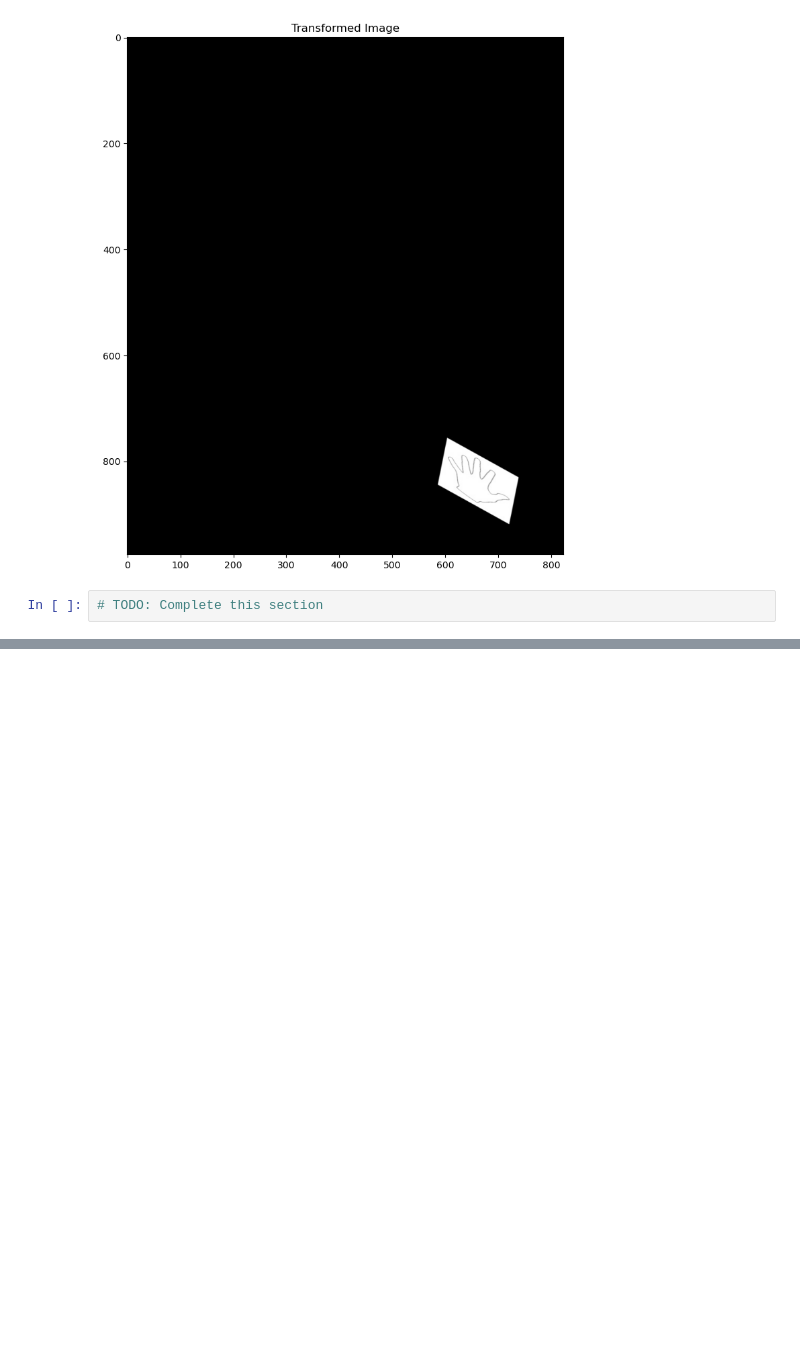
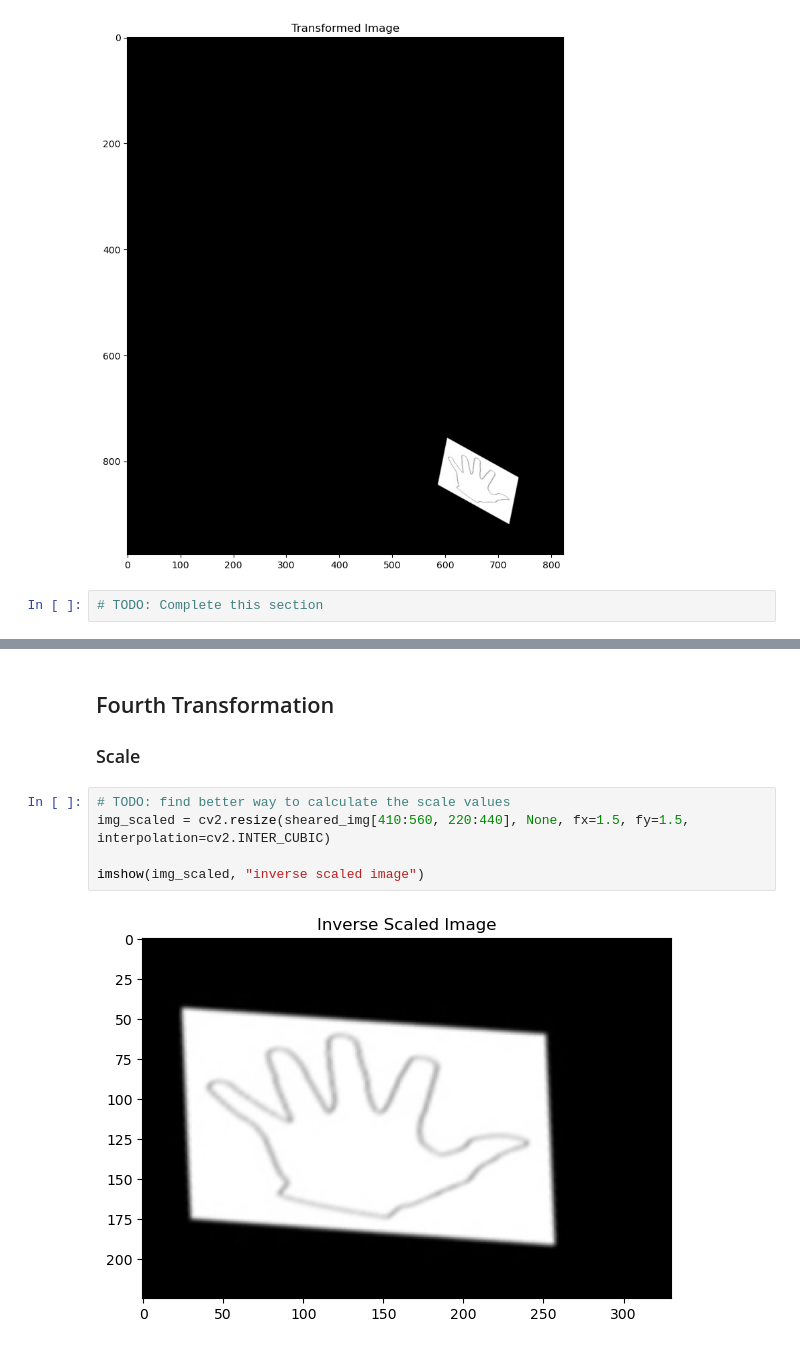
Before and after one commit to aradmehralian/Multi-Media-Projects, a Jupyter notebook: Project2/Q1.ipynb, the cells around one changed output, grey strips where cells are left out. Cells and saved outputs as stored; diff of their text form; blank space fills up the shorter version.

```diff
--- a/Project2/Q1.ipynb
+++ b/Project2/Q1.ipynb
@@ -20,0 +100,10 @@ imshow(transformed_image , "Transformed image")
+# %% [markdown]
+## Fourth Transformation
+### Scale
+# %%
+# TODO: find better way to calculate the scale values
+img_scaled = cv2.resize(sheared_img[410:560, 220:440], None, fx=1.5, fy=1.5, interpolation=cv2.INTER_CUBIC)
+
+imshow(img_scaled, "inverse scaled image")
+# %% [output]
+[figure, added]
```
Also changed, not shown: parts of 21 cells of this notebook.
